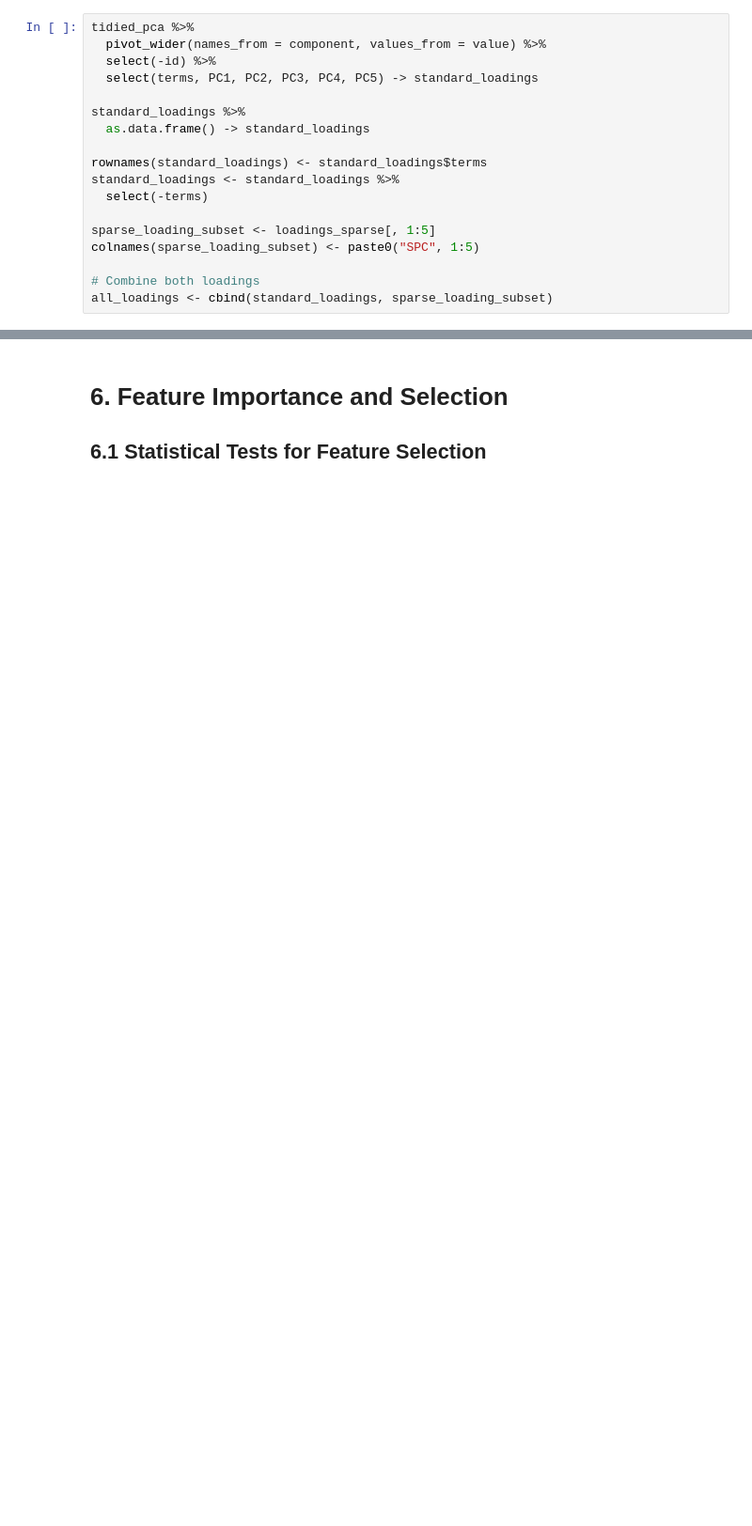
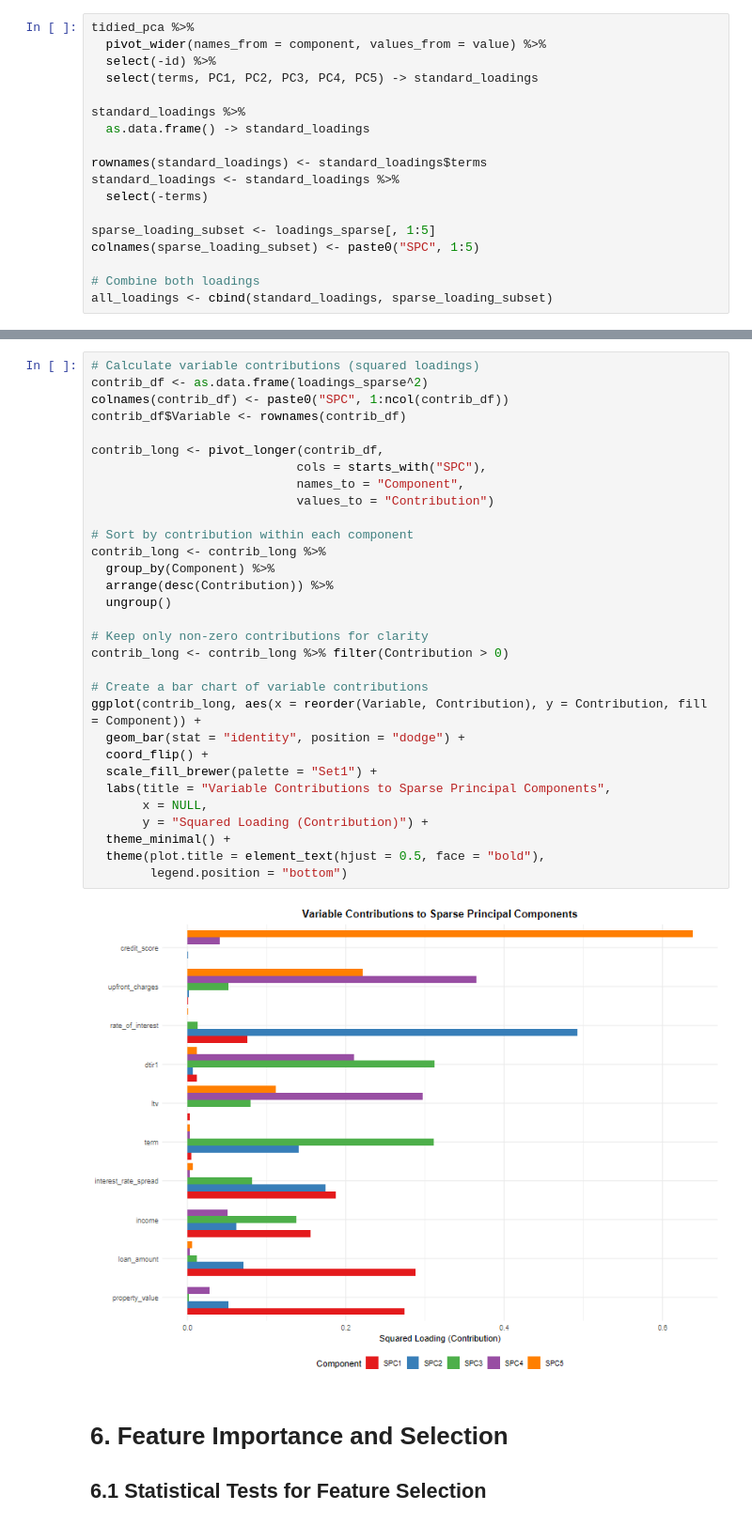
Before and after one commit to Chrisolande/Loan-Default, a Jupyter notebook: loan_data.ipynb, the cells around one changed output, grey strips where cells are left out. Shown at 94% size. Cells and saved outputs as stored; diff of their text form; blank space fills up the shorter version.

```diff
--- a/loan_data.ipynb
+++ b/loan_data.ipynb
@@ -793,3 +828,36 @@ all_loadings <- cbind(standard_loadings, sparse_loading_subset)
+# %%
+# Calculate variable contributions (squared loadings)
+contrib_df <- as.data.frame(loadings_sparse^2)
+colnames(contrib_df) <- paste0("SPC", 1:ncol(contrib_df))
+contrib_df$Variable <- rownames(contrib_df)
+
+contrib_long <- pivot_longer(contrib_df,
+                            cols = starts_with("SPC"),
+                            names_to = "Component",
+                            values_to = "Contribution")
+
+# Sort by contribution within each component
+contrib_long <- contrib_long %>%
+  group_by(Component) %>%
+  arrange(desc(Contribution)) %>%
+  ungroup()
+
+# Keep only non-zero contributions for clarity
+contrib_long <- contrib_long %>% filter(Contribution > 0)
+
+# Create a bar chart of variable contributions
+ggplot(contrib_long, aes(x = reorder(Variable, Contribution), y = Contribution, fill = Component)) +
+  geom_bar(stat = "identity", position = "dodge") +
+  coord_flip() +
+  scale_fill_brewer(palette = "Set1") +
+  labs(title = "Variable Contributions to Sparse Principal Components",
+       x = NULL,
+       y = "Squared Loading (Contribution)") +
+  theme_minimal() +
+  theme(plot.title = element_text(hjust = 0.5, face = "bold"),
+        legend.position = "bottom")
+# %% [output]
+[figure, added]
 # %% [markdown]
 # 6. Feature Importance and Selection
 
```
Also changed, not shown: parts of 2 cells of this notebook.
